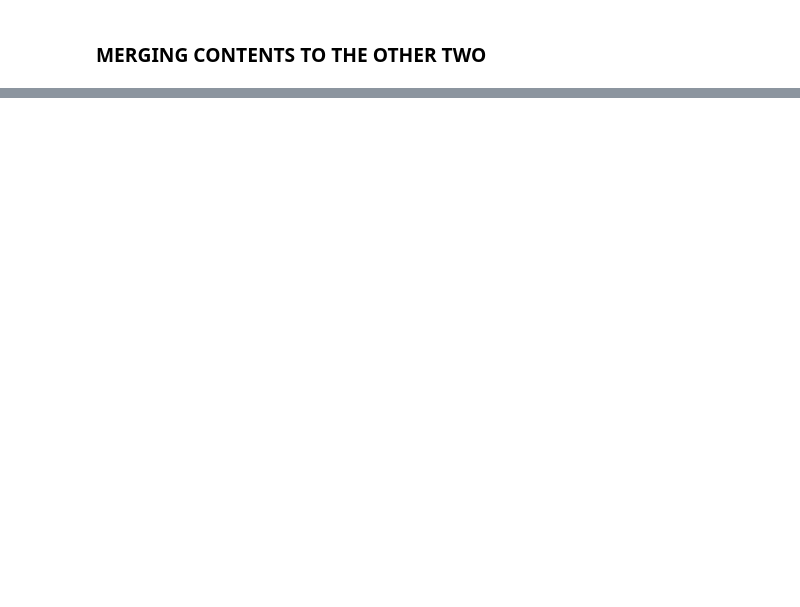
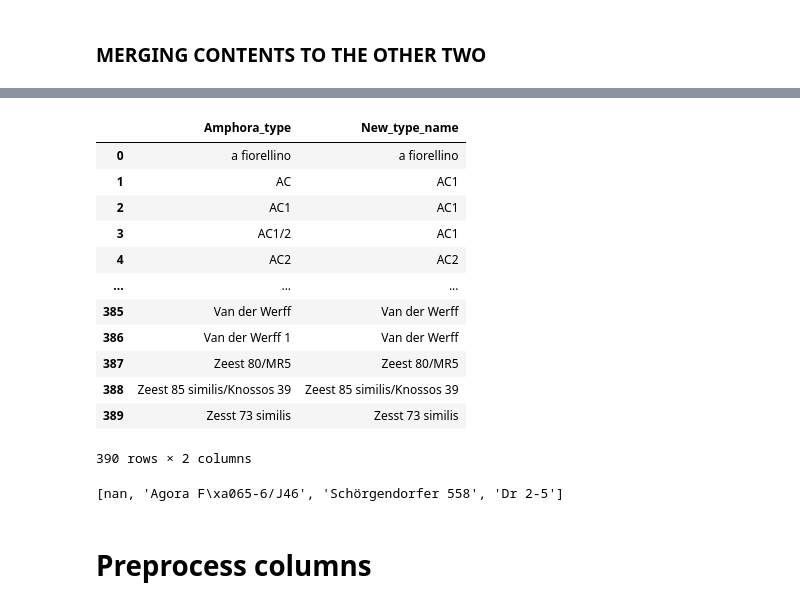
Before and after one commit to Tom-Brughmans/Sonata, a Jupyter notebook: src/application/creating_dataframe.ipynb, the cells around one changed output, grey strips where cells are left out. Cells and saved outputs as stored; diff of their text form; code cells hidden in the pictures; blank space fills up the shorter version.

```diff
--- a/src/application/creating_dataframe.ipynb
+++ b/src/application/creating_dataframe.ipynb
@@ -136,0 +205,28 @@ df_merged1
+# %%
+for row in range(len(type)):
+    if type["New_type_name"].iloc[row] == "":
+        type["New_type_name"].iloc[row] = type["Amphora_type"].iloc[row]
+type
+# %% [output]
+|  | Amphora_type | New_type_name |
+| 0 | a fiorellino | a fiorellino |
+| 1 | AC | AC1 |
+| 2 | AC1 | AC1 |
+| 3 | AC1/2 | AC1 |
+| 4 | AC2 | AC2 |
+| ... | ... | ... |
+| 385 | Van der Werff | Van der Werff |
+| 386 | Van der Werff 1 | Van der Werff |
+| 387 | Zeest 80/MR5 | Zeest 80/MR5 |
+| 388 | Zeest 85 similis/Knossos 39 | Zeest 85 similis/Knossos 39 |
+| 389 | Zesst 73 similis | Zesst 73 similis |
+390 rows × 2 columns
+# %%
+df_types = list(df_merged1["amphora_type"].unique())
+new_types = list(type["Amphora_type"].unique())
+types_difference = list(set(df_types) - set(new_types))
+types_difference
+# %% [output]
+[nan, 'Agora F\xa065-6/J46', 'Schörgendorfer 558', 'Dr 2-5']
+# %% [markdown]
+# Preprocess columns
```
Also changed, not shown: parts of 16 cells of this notebook, 32 other files.
